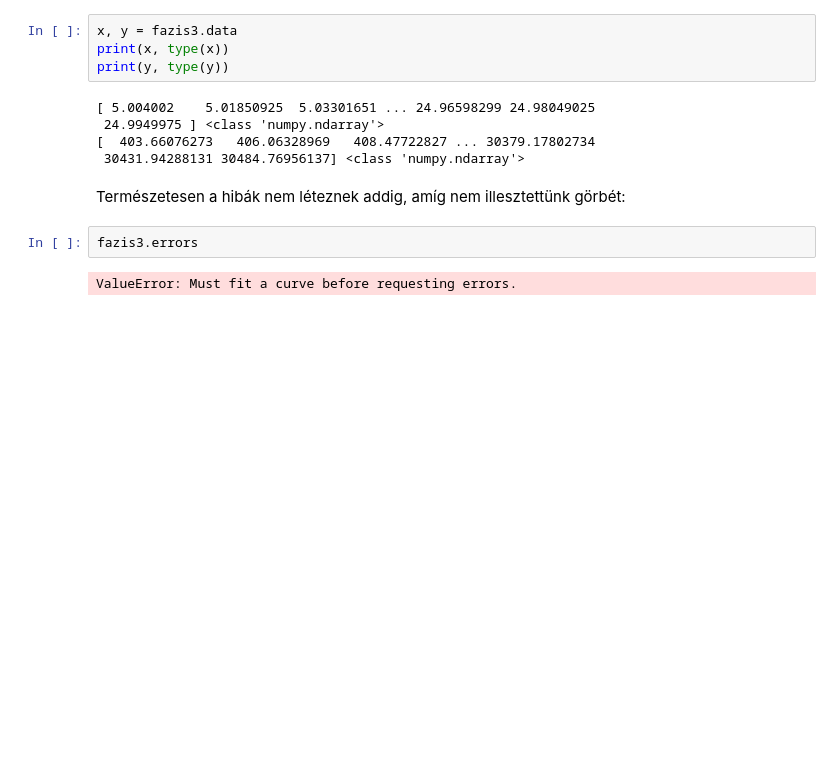
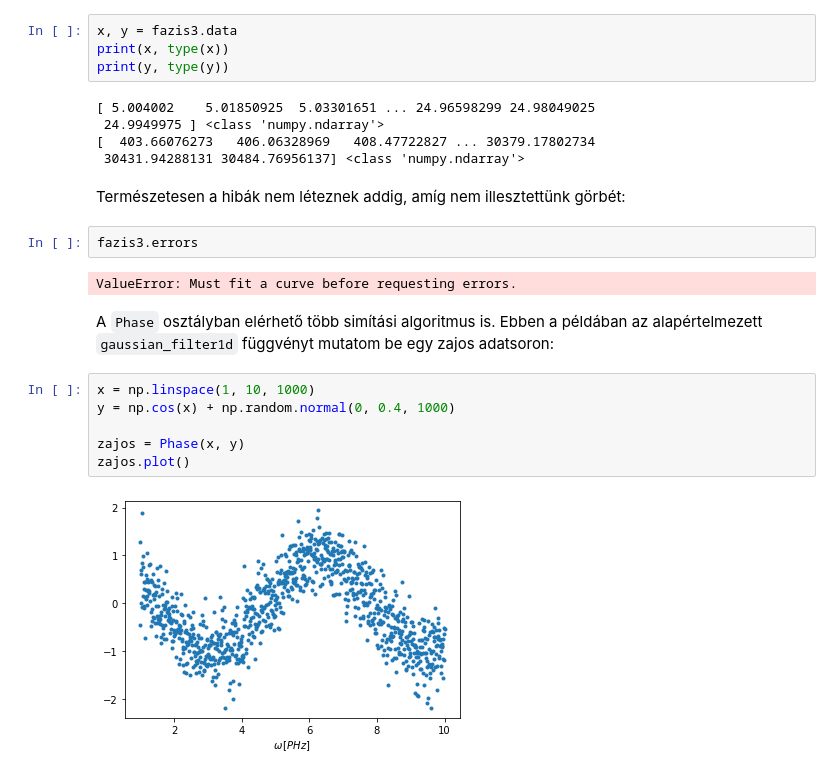
Before and after one commit to Ptrskay3/PySprint, a Jupyter notebook: doc/hu_phase.ipynb, the cells around one changed output. Drawn from its saved outputs; the diff is of its cells as text; blank space fills up the shorter version.

```diff
--- a/doc/hu_phase.ipynb
+++ b/doc/hu_phase.ipynb
@@ -92,3 +98,13 @@ Természetesen a hibák nem léteznek addig, amíg nem illesztettünk görbét:
 fazis3.errors
 # %% [output]
 ValueError: Must fit a curve before requesting errors.
+# %% [markdown]
+A `Phase` osztályban elérhető több simítási algoritmus is. Ebben a példában az alapértelmezett `gaussian_filter1d` függvényt mutatom be egy zajos adatsoron:
+# %%
+x = np.linspace(1, 10, 1000)
+y = np.cos(x) + np.random.normal(0, 0.4, 1000)
+
+zajos = Phase(x, y)
+zajos.plot()
+# %% [output]
+[figure, added]
```
Also changed, not shown: parts of 6 cells of this notebook, 5 other files.
